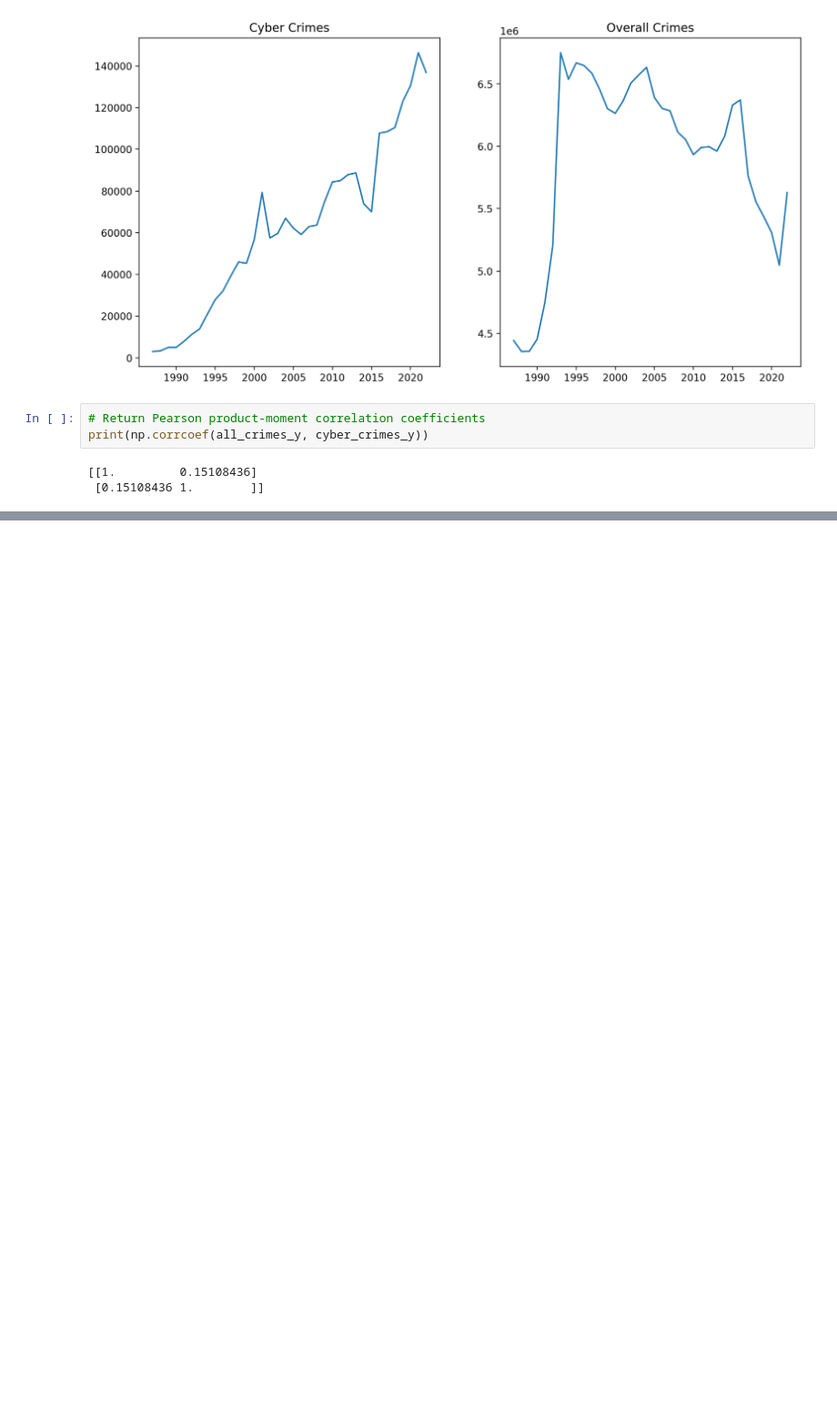
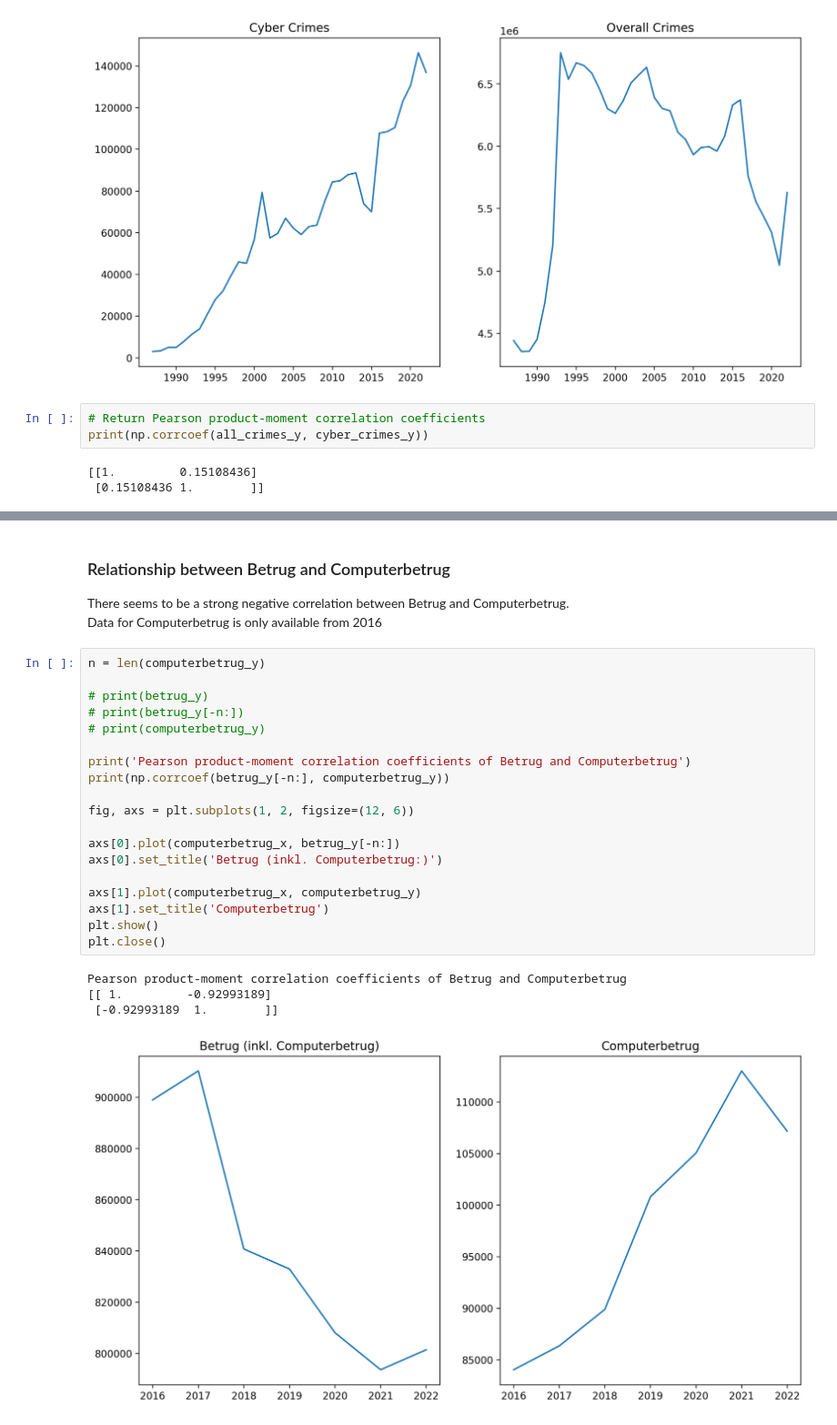
Before and after one commit to LukaslWeber/DataLit-Crime-Project, a Jupyter notebook: exploraton.ipynb, the cells around one changed output, grey strips where cells are left out. Shown at 91% size. Saved outputs shown, nothing was run; the diff lists cells and outputs as text; blank space fills up the shorter version.

```diff
--- a/exploraton.ipynb
+++ b/exploraton.ipynb
@@ -238,0 +263,29 @@ print(np.corrcoef(all_crimes_y, cyber_crimes_y))
+# %% [markdown]
+### Relationship between Betrug and Computerbetrug
+
+There seems to be a strong negative correlation between Betrug and Computerbetrug.
+Data for Computerbetrug is only available from 2016
+# %%
+n = len(computerbetrug_y)
+
+# print(betrug_y)
+# print(betrug_y[-n:])
+# print(computerbetrug_y)
+
+print('Pearson product-moment correlation coefficients of Betrug and Computerbetrug')
+print(np.corrcoef(betrug_y[-n:], computerbetrug_y))
+
+fig, axs = plt.subplots(1, 2, figsize=(12, 6))
+
+axs[0].plot(computerbetrug_x, betrug_y[-n:])
+axs[0].set_title('Betrug (inkl. Computerbetrug:)')
+
+axs[1].plot(computerbetrug_x, computerbetrug_y)
+axs[1].set_title('Computerbetrug')
+plt.show()
+plt.close()
+# %% [output]
+Pearson product-moment correlation coefficients of Betrug and Computerbetrug
+[[ 1.         -0.92993189]
+ [-0.92993189  1.        ]]
+[figure, added]
```
Also changed, not shown: parts of 2 cells of this notebook.
